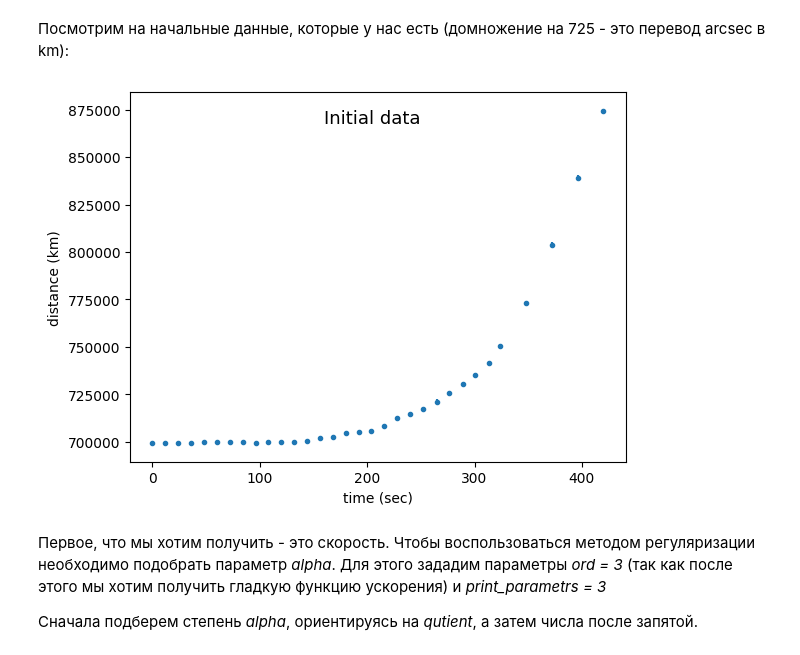
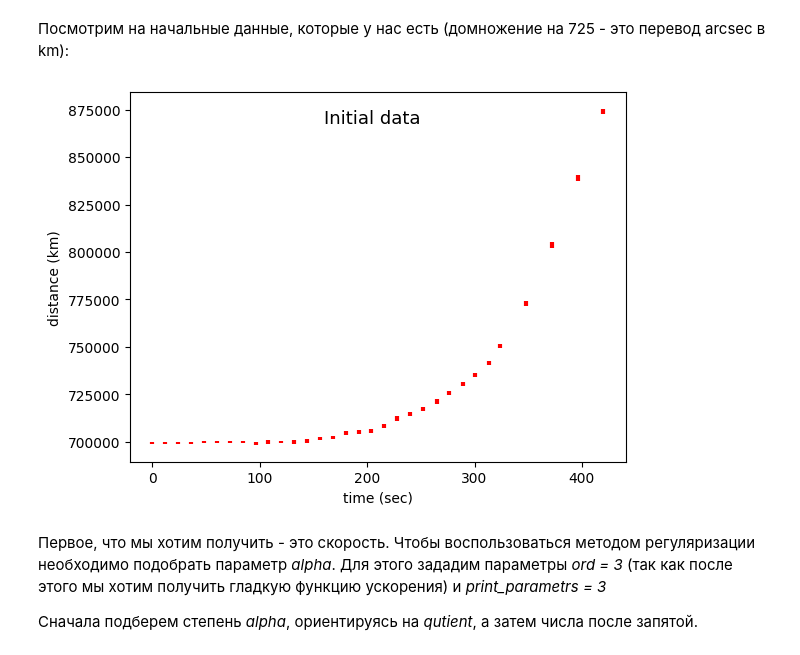
Before and after one commit to arina-radivon/regularization_method, a Jupyter notebook: example_solar.ipynb, the cells around one changed output. Saved outputs shown, nothing was run; the diff lists cells and outputs as text; code cells hidden in the pictures.

```diff
--- a/example_solar.ipynb
+++ b/example_solar.ipynb
@@ -35,19 +34,19 @@ err_height = np.array([0.7174407 , 0.72143083, 0.73994687, 0.75370621, 0.6349587
 # %% [markdown]
 Посмотрим на начальные данные, которые у нас есть (домножение на 725 - это перевод arcsec в km):
 # %%
-plt.errorbar(t_height, height*725, err_height*725,fmt='.')
+plt.errorbar(t_height, height*725, err_height*725,fmt='none',ecolor='r',elinewidth=3,)
 plt.xlabel('time (sec)')
 plt.ylabel('distance (km)')
 plt.text(250, 875000, 'Initial data',
          #rotation=45,
          horizontalalignment='right',
          verticalalignment='top',
          multialignment='center',
          color = 'black',
          size = 13)
 plt.show()
 # %% [output]
-[figure, old version]
+[figure, new version]
 # %% [markdown]
 Первое, что мы хотим получить - это скорость. Чтобы воспользоваться методом регуляризации необходимо подобрать параметр *alpha*. Для этого зададим параметры *ord = 3* (так как после этого мы хотим получить гладкую функцию ускорения) и *print_parametrs = 3*
 
```
Also changed, not shown: parts of 7 cells of this notebook.
